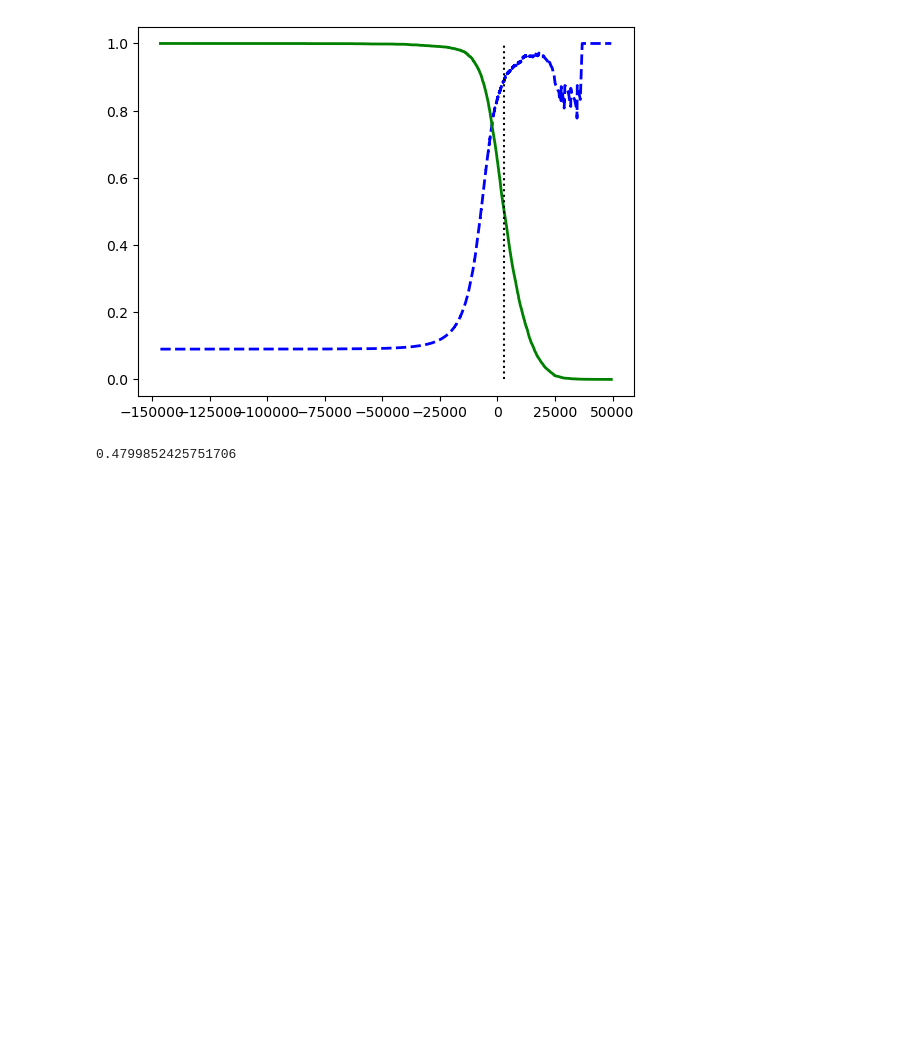
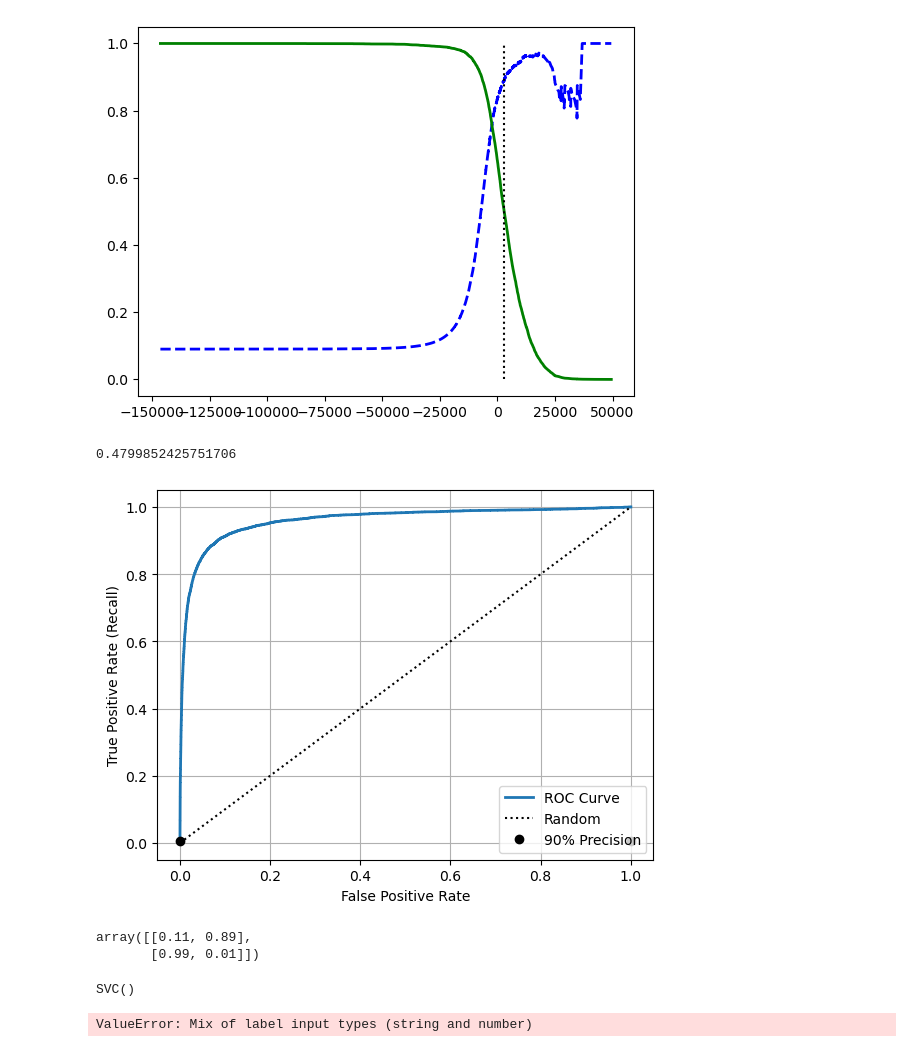
Before and after one commit to thelightfeaver/machine-leaning-practices, a Jupyter notebook: mnist.ipynb, the cells around one changed output. Cells and saved outputs as stored; diff of their text form; code cells hidden in the pictures; blank space fills up the shorter version.

Commit message:
chore: add more metrics

```diff
--- a/mnist.ipynb
+++ b/mnist.ipynb
@@ -178,3 +178,51 @@ precision_score(y_train_7, y_train_pred_90)
 recall_score(y_train_7, y_train_pred_90)
 # %% [output]
 0.4799852425751706
+# %%
+from sklearn.metrics import roc_curve
+
+fpr, tpr, thresholds = roc_curve(y_train_7, y_scores)
+
+
+
+
+idx_for_threshold_at_90 = (thresholds <= threshold_90).argmax()
+tpr_90, fpr_90 = tpr[idx_for_threshold_at_90], fpr[idx_for_threshold_at_90]
+
+plt.plot(fpr, tpr, linewidth=2, label="ROC Curve")
+plt.plot([0, 1], [0, 1], 'k:',label="Random")
+plt.plot([fpr_90, fpr_90], 'ko', label="90% Precision")
+# ADD LEGEND, AXIS LABELS, GRID
+plt.legend(loc="lower right")
+plt.xlabel("False Positive Rate")
+plt.ylabel("True Positive Rate (Recall)")
+plt.grid()
+plt.show()
+# %% [output]
+[figure, added]
+# %%
+from sklearn.ensemble import RandomForestClassifier
+
+forest_clf = RandomForestClassifier(random_state=42)
+
+y_probas_forest = cross_val_predict(forest_clf, X_train, y_train_7, cv=3, method="predict_proba")
+
+y_probas_forest[:2]
+# %% [output]
+array([[0.11, 0.89],
+       [0.99, 0.01]])
+# %%
+from sklearn.svm import SVC
+
+svm_clf = SVC()
+svm_clf.fit(X_train, y_train_7)
+# %% [output]
+SVC()
+# %%
+from sklearn.metrics import ConfusionMatrixDisplay
+
+y_train_pred = cross_val_predict(svm_clf, X_train, y_train_7, cv=3)
+ConfusionMatrixDisplay.from_predictions(y_train, y_train_pred, normalize='true', values_format='.0%')
+plt.show()
+# %% [output]
+ValueError: Mix of label input types (string and number)
```
Also changed, not shown: 1 other file.
